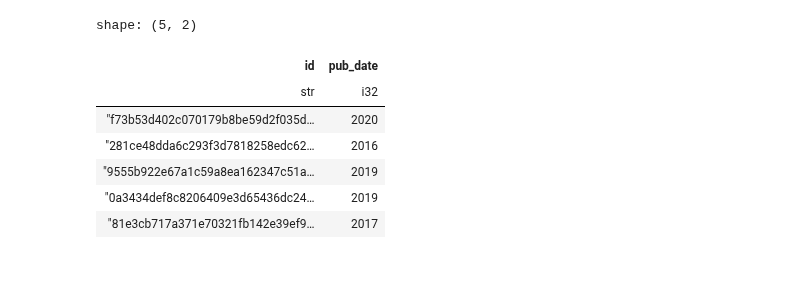
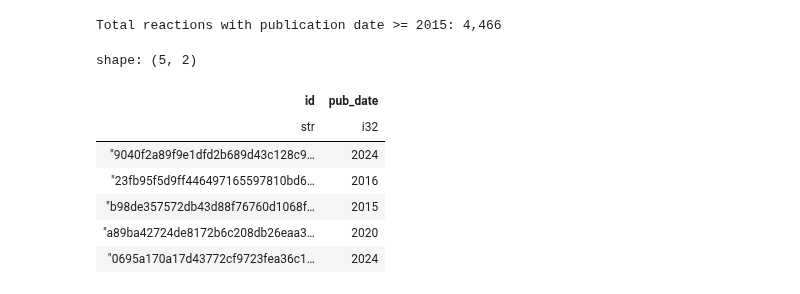
Before and after one commit to stefanpate/coarse-grain-rxns, a Jupyter notebook: notebooks/time_split_rule_generative_performance.ipynb, the cells around one changed output. Saved outputs shown, nothing was run; the diff lists cells and outputs as text; code cells hidden in the pictures.

```diff
--- a/notebooks/time_split_rule_generative_performance.ipynb
+++ b/notebooks/time_split_rule_generative_performance.ipynb
@@ -21,15 +19,18 @@ def std_rxn(rxn: str) -> str:
 # %%
 cutoff_date = 2015
 pub = pl.read_parquet(Path(cfg.raw_data) / "rxn_pub_dates.parquet")
 pub = pub.explode("publication_dates")
 pub = pub.group_by("id").agg(pl.col("publication_dates").min()).filter(pl.col("publication_dates") >= cutoff_date).rename({"publication_dates": "pub_date"})
+tot_pub_rxns = pub.shape[0]
+print(f"Total reactions with publication date >= {cutoff_date}: {tot_pub_rxns:,}")
 pub.head()
 # %% [output]
-shape: (5, 2)
+Total reactions with publication date >= 2015: 4,466
+shape: (5, 2)
 | id | pub_date |
 | str | i32 |
-| "f73b53d402c070179b8be59d2f035d… | 2020 |
-| "281ce48dda6c293f3d7818258edc62… | 2016 |
-| "9555b922e67a1c59a8ea162347c51a… | 2019 |
-| "0a3434def8c8206409e3d65436dc24… | 2019 |
-| "81e3cb717a371e70321fb142e39ef9… | 2017 |
+| "9040f2a89f9e1dfd2b689d43c128c9… | 2024 |
+| "23fb95f5d9ff446497165597810bd6… | 2016 |
+| "b98de357572db43d88f76760d1068f… | 2015 |
+| "a89ba42724de8172b6c208db26eaa3… | 2020 |
+| "0695a170a17d43772cf9723fea36c1… | 2024 |
```
Also changed, not shown: parts of 8 cells of this notebook, 1 other file.
